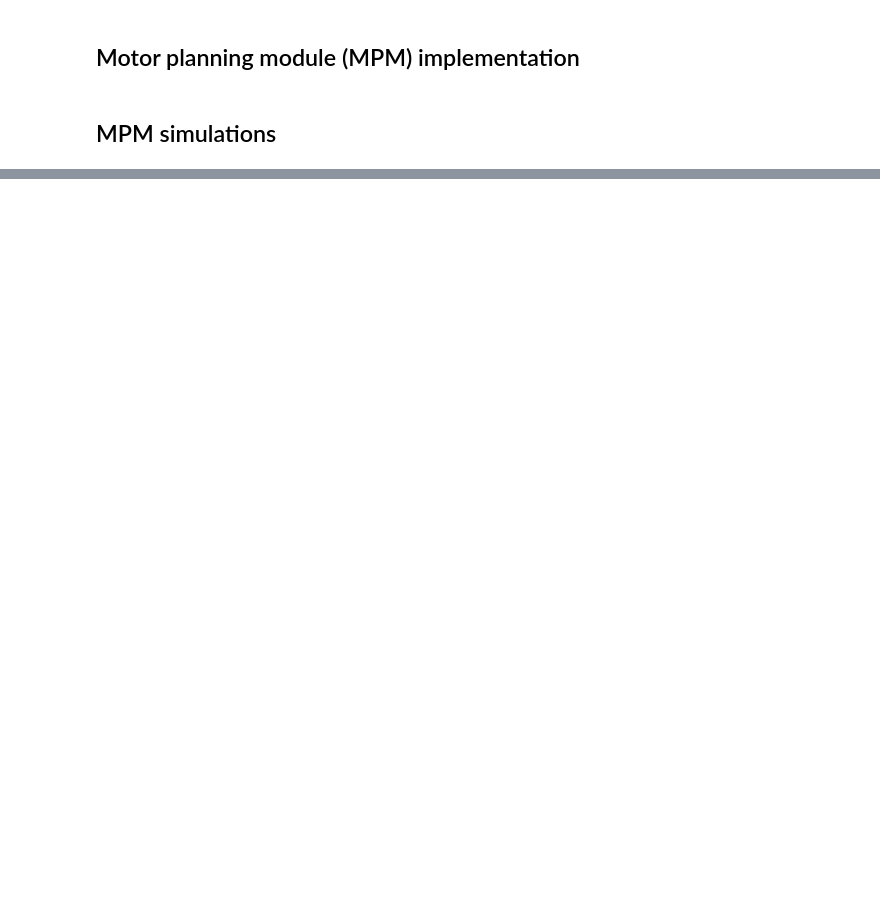
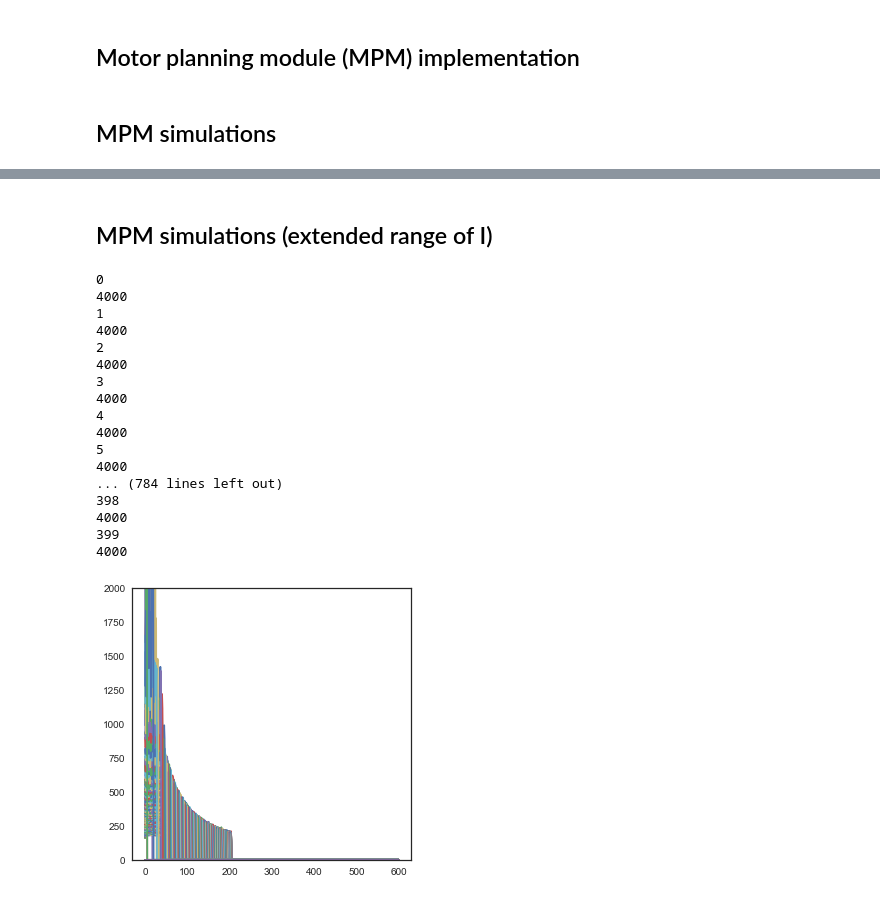
Before and after one commit to jazlab/SE_NL_MJ_2020, a Jupyter notebook: MPM_simulations.ipynb, the cells around one changed output, grey strips where cells are left out. Drawn from its saved outputs; the diff is of its cells as text; code cells hidden in the pictures; blank space fills up the shorter version.

```diff
--- a/MPM_simulations.ipynb
+++ b/MPM_simulations.ipynb
@@ -181,0 +206,59 @@ for i in range(nI):
+# %% [markdown]
+## MPM simulations (extended range of I)
+# %%
+dur = 40000
+nI = 40
+Ilst = np.linspace(0.2,0.8, nI)
+ipi = np.zeros((nI,600))
+ulst = np.zeros((nI,int(dur/PARAMS_DICT['dt'])))
+vlst = np.zeros((nI,int(dur/PARAMS_DICT['dt'])))
+ylst = np.zeros((nI,int(dur/PARAMS_DICT['dt'])))
+pressT = np.zeros((nI,600))
+for i in range(nI):
+    print(i)
+    u_p, v_p, y_p, I_p, production_lst = simulate_production(ntrials=1, duration = dur, sigma=0.01, initI=Ilst[i])
+
+    press_times = np.multiply(np.nonzero(production_lst),PARAMS_DICT['dt'])
+
+    if np.size(press_times[0,:]) > 0:
+        pressT[i,:np.size(press_times[0,:])] = press_times[0,:]
+        ipi[i,:np.size(press_times[0,:])-1] = np.diff(press_times[0,:])
+
+    print(len(u_p))
+    ulst[i,:] = u_p
+    vlst[i,:] = v_p
+    ylst[i,:] = y_p
+    #plt.figure(figsize=(5, 5))
+    #plt.plot(y_p)
+
+x = {}
+x['ulst'] = ulst
+x['vlst'] = vlst
+x['ylst'] = ylst
+x['Ilst'] = Ilst
+x['ipi'] = ipi
+x['pressT'] = pressT
+scipy.io.savemat('productionData_I0_larger_range.mat',x)
+plt.figure(figsize=(5,5))
+for i in range(nI):
+    plt.plot(ipi[i,:])
+    plt.ylim(0,2000)
+# %% [output]
+0
+4000
+1
+4000
+2
+4000
+3
+4000
+4
+4000
+5
+4000
+... (784 lines left out)
+398
+4000
+399
+4000
+[figure, added]
```
Also changed, not shown: parts of 10 cells of this notebook, 8 other files.
